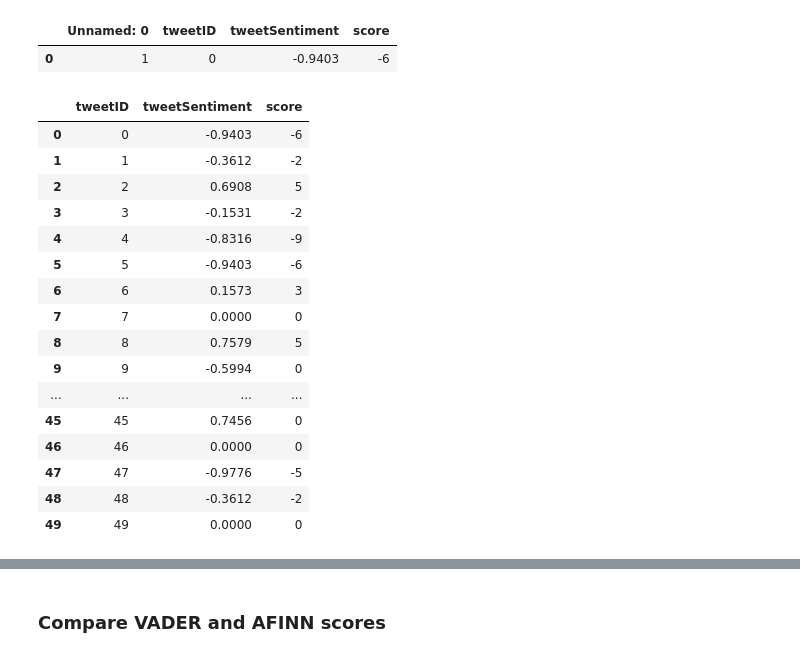
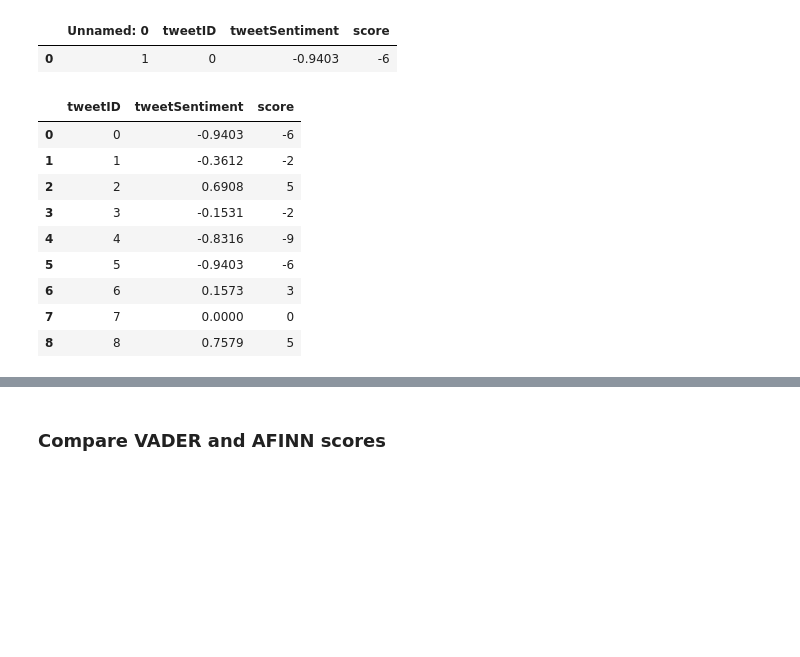
Before and after one commit to menyalas/llcu612Project, a Jupyter notebook: 20190410_AM_Dataset.ipynb, the cells around one changed output, grey strips where cells are left out. Drawn from its saved outputs; the diff is of its cells as text; code cells hidden in the pictures; blank space fills up the shorter version.

```diff
--- a/20190410_AM_Dataset.ipynb
+++ b/20190410_AM_Dataset.ipynb
@@ -32,24 +32,17 @@ tweetSentiment_afinn[0:1]
 # %%
 #Drop extra index row
 tweetSentiment_afinn = tweetSentiment_afinn.drop(["Unnamed: 0"], axis=1)
-tweetSentiment_afinn[0:50]
+tweetSentiment_afinn[0:9]
 # %% [output]
 |  | tweetID | tweetSentiment | score |
 | 0 | 0 | -0.9403 | -6 |
 | 1 | 1 | -0.3612 | -2 |
 | 2 | 2 | 0.6908 | 5 |
 | 3 | 3 | -0.1531 | -2 |
 | 4 | 4 | -0.8316 | -9 |
 | 5 | 5 | -0.9403 | -6 |
 | 6 | 6 | 0.1573 | 3 |
 | 7 | 7 | 0.0000 | 0 |
 | 8 | 8 | 0.7579 | 5 |
-| 9 | 9 | -0.5994 | 0 |
-| ... | ... | ... | ... |
-| 45 | 45 | 0.7456 | 0 |
-| 46 | 46 | 0.0000 | 0 |
-| 47 | 47 | -0.9776 | -5 |
-| 48 | 48 | -0.3612 | -2 |
-| 49 | 49 | 0.0000 | 0 |
 # %%
 #Add AFINN data to main dataset
```
Also changed, not shown: parts of 6 cells of this notebook.
